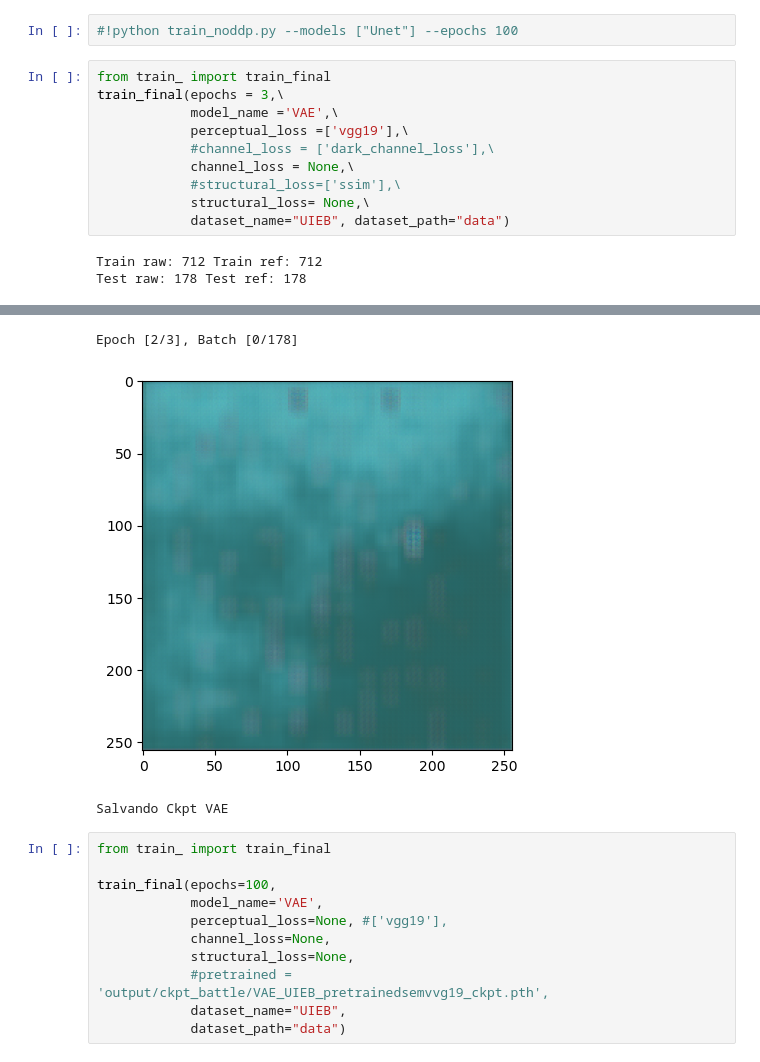
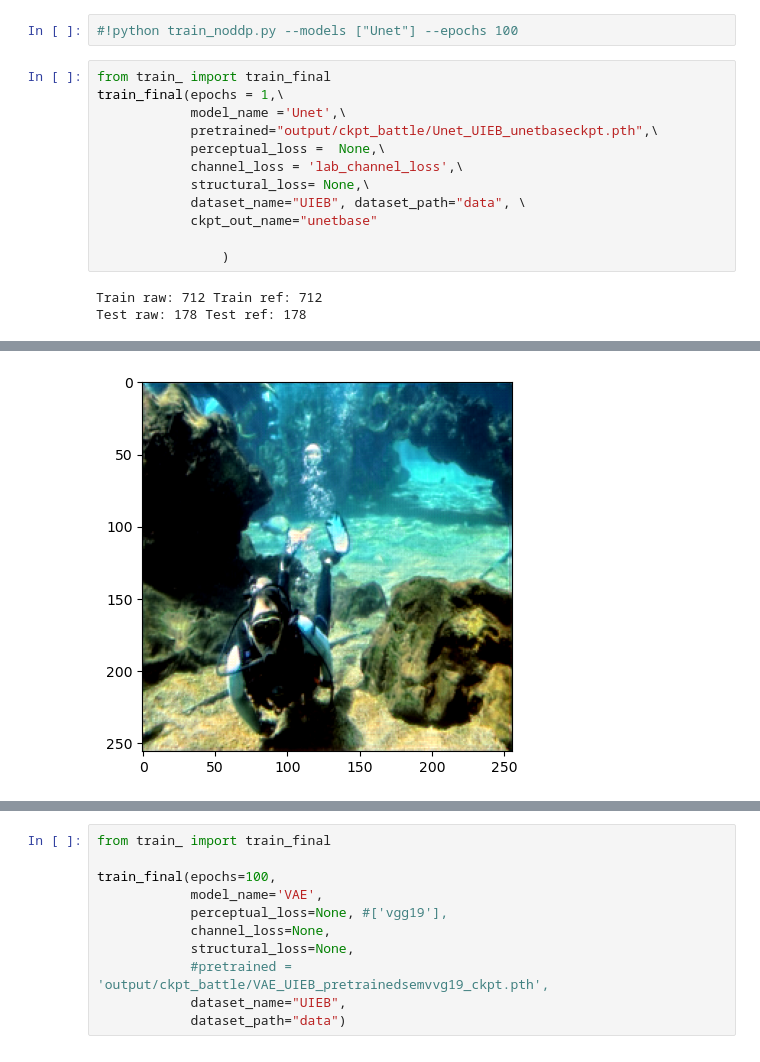
Before and after one commit to gusanagy/Loss_battle, a Jupyter notebook: train.ipynb, the cells around one changed output, grey strips where cells are left out. Drawn from its saved outputs; the diff is of its cells as text.

Commit message:
if do ckpt_out_name em train_.py  e chamada da funcao train_final em train.ipynb (#11)

```diff
--- a/train.ipynb
+++ b/train.ipynb
@@ -23,14 +23,16 @@ for batch_idx, (data, target, ref_path) in tqdm(enumerate(test_loader_UIEB)):
 #!python train_noddp.py --models ["Unet"] --epochs 100
 # %%
 from train_ import train_final
-train_final(epochs = 3,\
-            model_name ='VAE',\
-            perceptual_loss =['vgg19'],\
-            #channel_loss = ['dark_channel_loss'],\
-            channel_loss = None,\
-            #structural_loss=['ssim'],\
+train_final(epochs = 1,\
+            model_name ='Unet',\
+            pretrained="output/ckpt_battle/Unet_UIEB_unetbaseckpt.pth",\
+            perceptual_loss =  None,\
+            channel_loss = 'lab_channel_loss',\
             structural_loss= None,\
-            dataset_name="UIEB", dataset_path="data")
+            dataset_name="UIEB", dataset_path="data", \
+            ckpt_out_name="unetbase"
+
+                )
 # %% [output]
 Train raw: 712 Train ref: 712
 Test raw: 178 Test ref: 178
@@ -43,0 +44 @@ Epoch [2/3], Batch [0/712], Loss: 4177.03564453125
+[figure, new version]
@@ -45,6 +46,3 @@ Epoch [2/3], Batch [700/712], Loss: 7336.21875
-Epoch [2/3], Batch [0/178]
-[figure, old version]
-Salvando Ckpt VAE
 # %%
 from train_ import train_final
 
```
Also changed, not shown: parts of 1 cell of this notebook, 1 other file.
